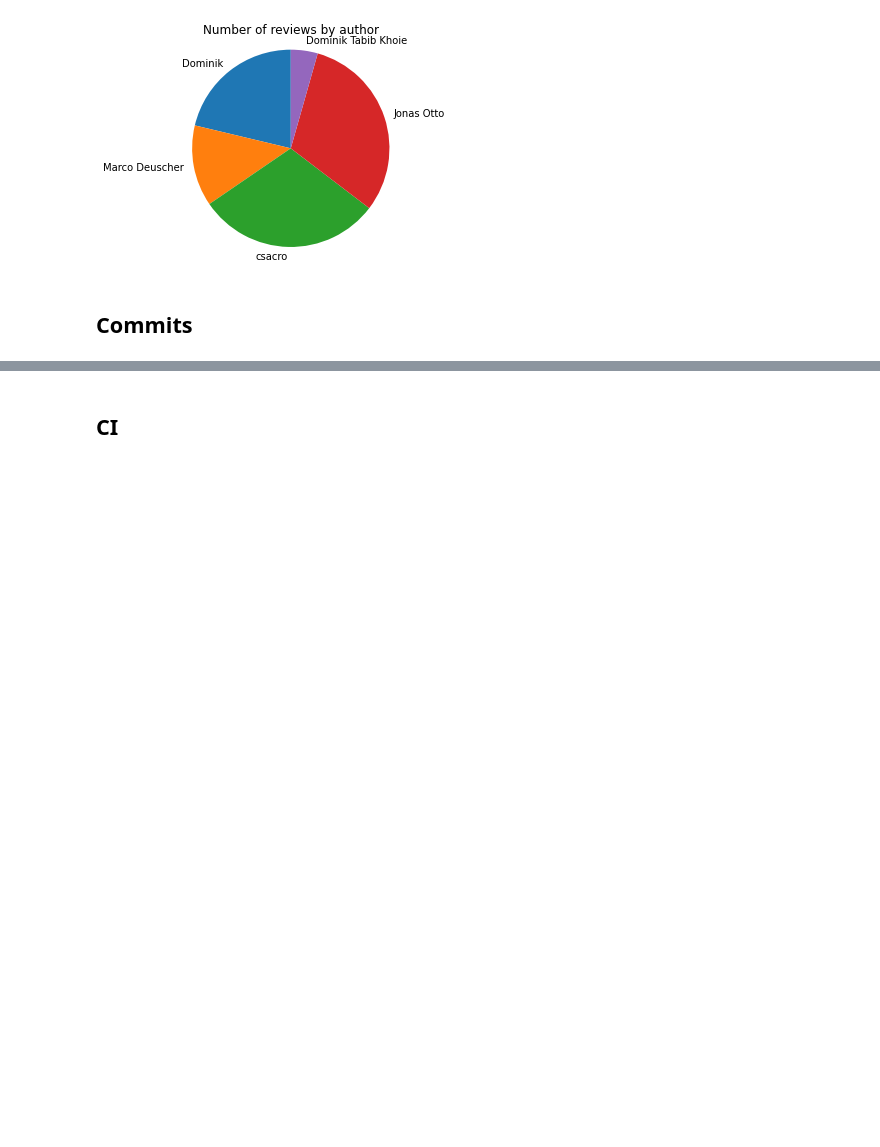
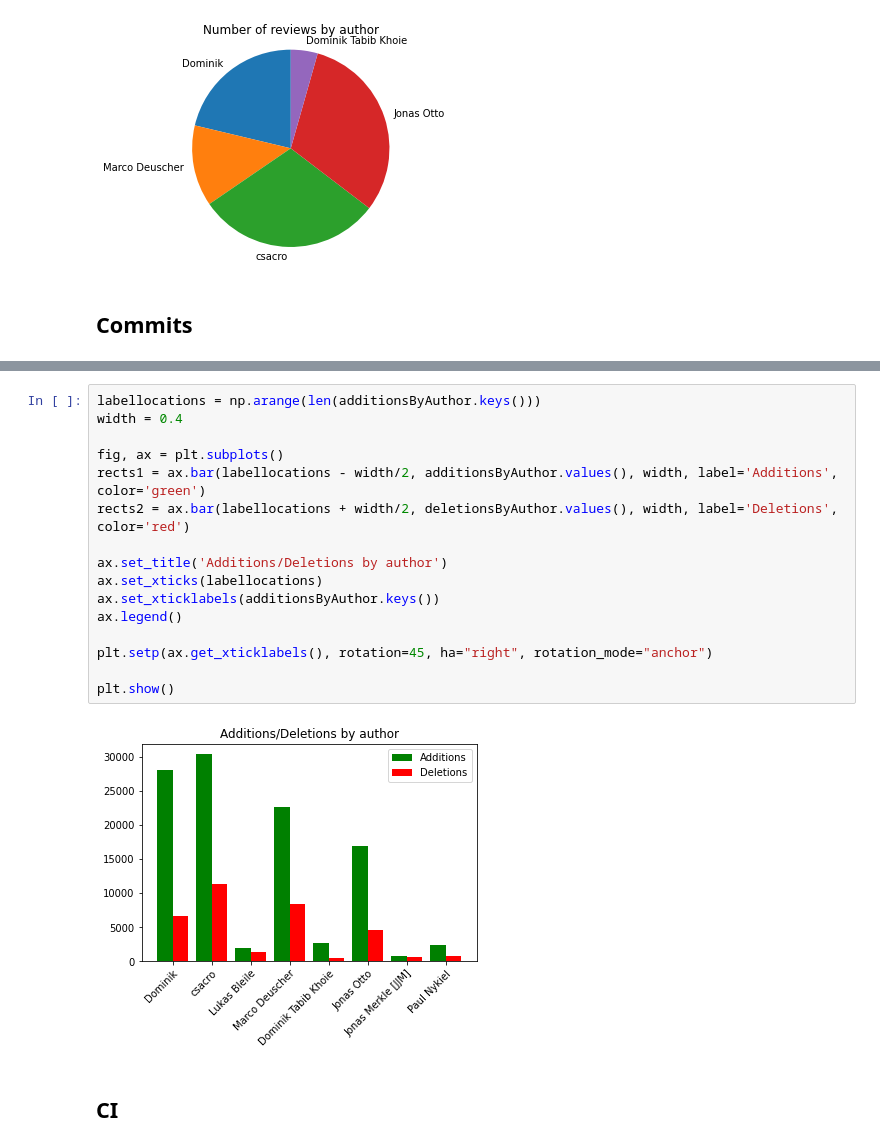
Before and after one commit to SoPra-Team-17/stats, a Jupyter notebook: Notebook.ipynb, the cells around one changed output, grey strips where cells are left out. Drawn from its saved outputs; the diff is of its cells as text; blank space fills up the shorter version.

```diff
--- a/Notebook.ipynb
+++ b/Notebook.ipynb
@@ -140,3 +174,21 @@ plt.show()
+# %%
+labellocations = np.arange(len(additionsByAuthor.keys()))
+width = 0.4
+
+fig, ax = plt.subplots()
+rects1 = ax.bar(labellocations - width/2, additionsByAuthor.values(), width, label='Additions', color='green')
+rects2 = ax.bar(labellocations + width/2, deletionsByAuthor.values(), width, label='Deletions', color='red')
+
+ax.set_title('Additions/Deletions by author')
+ax.set_xticks(labellocations)
+ax.set_xticklabels(additionsByAuthor.keys())
+ax.legend()
+
+plt.setp(ax.get_xticklabels(), rotation=45, ha="right", rotation_mode="anchor")
+
+plt.show()
+# %% [output]
+[figure, added]
 # %% [markdown]
 ## CI
 # %%
```
Also changed, not shown: parts of 5 cells of this notebook.
